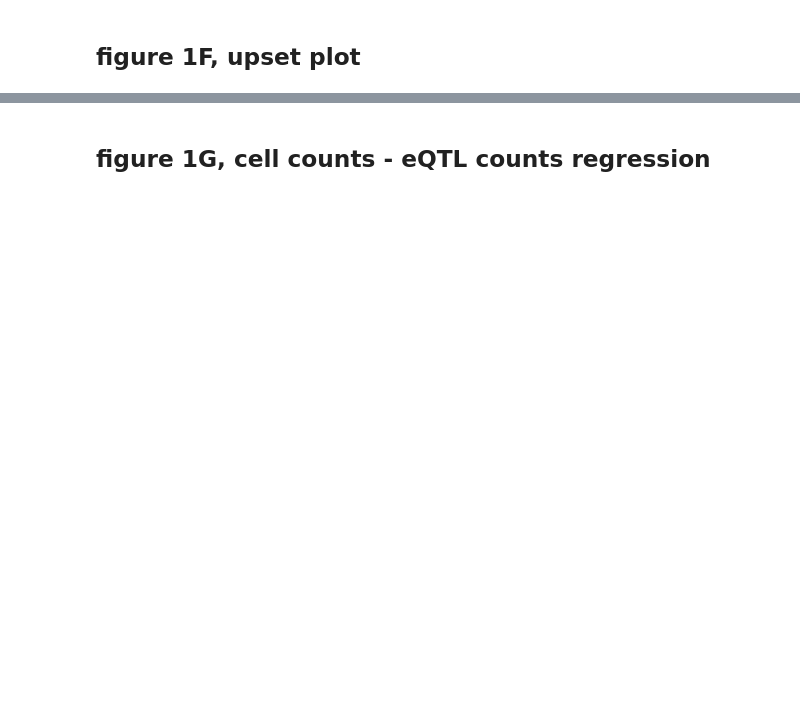
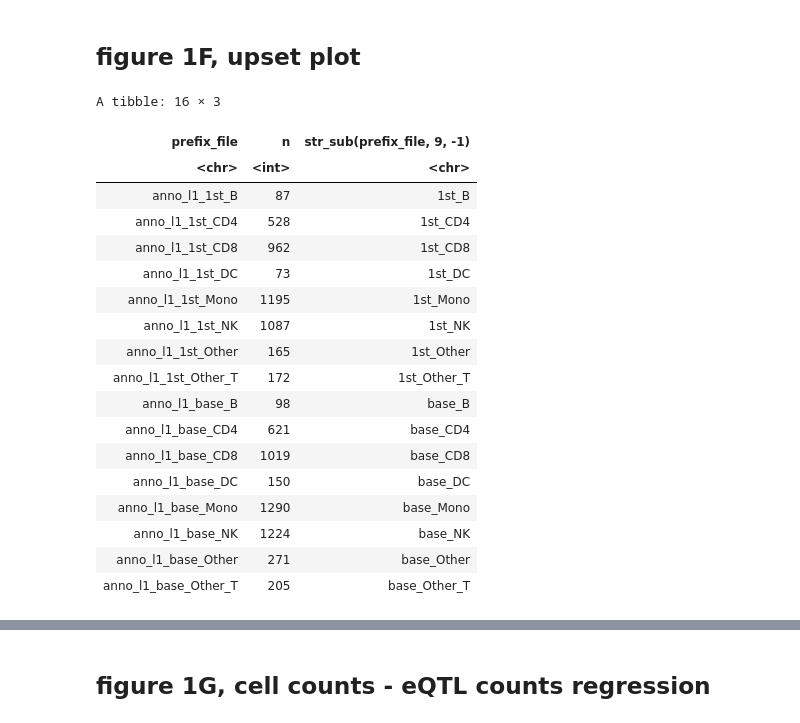
Before and after one commit to snu-mchoi-lab/LungCancer_ICI_sceQTL_2024, a Jupyter notebook: analysis/02_03_eQTL_statistics.ipynb, the cells around one changed output, grey strips where cells are left out. Cells and saved outputs as stored; diff of their text form; code cells hidden in the pictures; blank space fills up the shorter version.

```diff
--- a/analysis/02_03_eQTL_statistics.ipynb
+++ b/analysis/02_03_eQTL_statistics.ipynb
@@ -12,4 +12,4 @@ df_meta_target = read_delim("assets/file_meta.txt",
   mutate(prefix_file = paste0(levels, "_", time, "_", cluster_name))
 
 
-df_map_cis = read_delim("assets/02_mashr/joined_all_results.txt.gz")
+df_map_cis = read_delim("/data/nfs_dell/project_HS/202310-sceqtl_v6/mashr_intra_eqtl/joined_all_results.txt.gz")
@@ -16,3 +49,26 @@ df_map_cis = read_delim("assets/02_mashr/joined_all_results.txt.gz")
 # %% [markdown]
 ## figure 1F, upset plot
+# %%
+df_map_cis %>% filter(lfsr < 0.05) %>% group_by(prefix_file) %>% summarise(n = n()) %>%
+  mutate(str_sub(prefix_file, 9, -1))
+# %% [output]
+A tibble: 16 × 3
+| prefix_file | n | str_sub(prefix_file, 9, -1) |
+| <chr> | <int> | <chr> |
+| anno_l1_1st_B | 87 | 1st_B |
+| anno_l1_1st_CD4 | 528 | 1st_CD4 |
+| anno_l1_1st_CD8 | 962 | 1st_CD8 |
+| anno_l1_1st_DC | 73 | 1st_DC |
+| anno_l1_1st_Mono | 1195 | 1st_Mono |
+| anno_l1_1st_NK | 1087 | 1st_NK |
+| anno_l1_1st_Other | 165 | 1st_Other |
+| anno_l1_1st_Other_T | 172 | 1st_Other_T |
+| anno_l1_base_B | 98 | base_B |
+| anno_l1_base_CD4 | 621 | base_CD4 |
+| anno_l1_base_CD8 | 1019 | base_CD8 |
+| anno_l1_base_DC | 150 | base_DC |
+| anno_l1_base_Mono | 1290 | base_Mono |
+| anno_l1_base_NK | 1224 | base_NK |
+| anno_l1_base_Other | 271 | base_Other |
+| anno_l1_base_Other_T | 205 | base_Other_T |
 # %%
```
Also changed, not shown: parts of 3 cells of this notebook, 20 other files.
